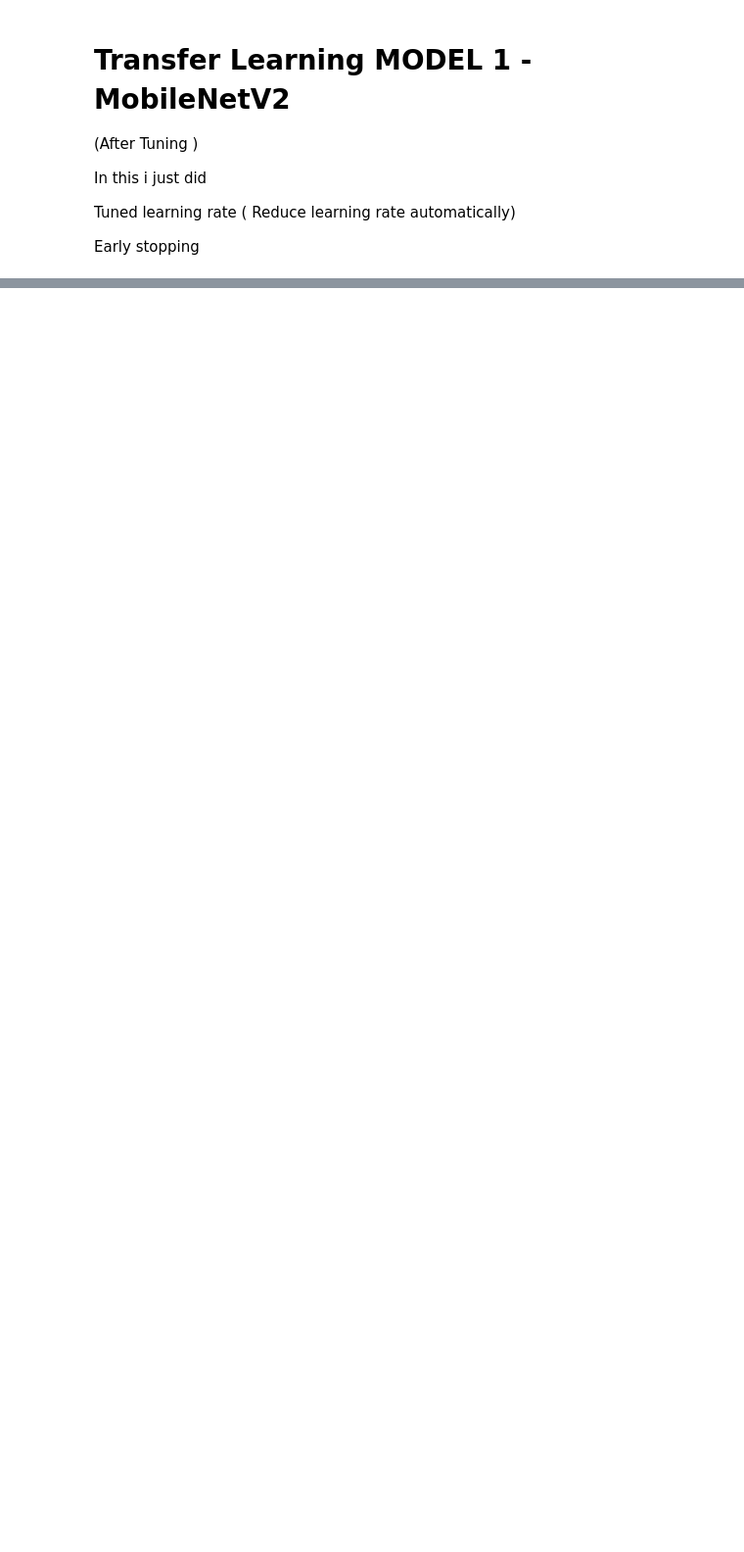
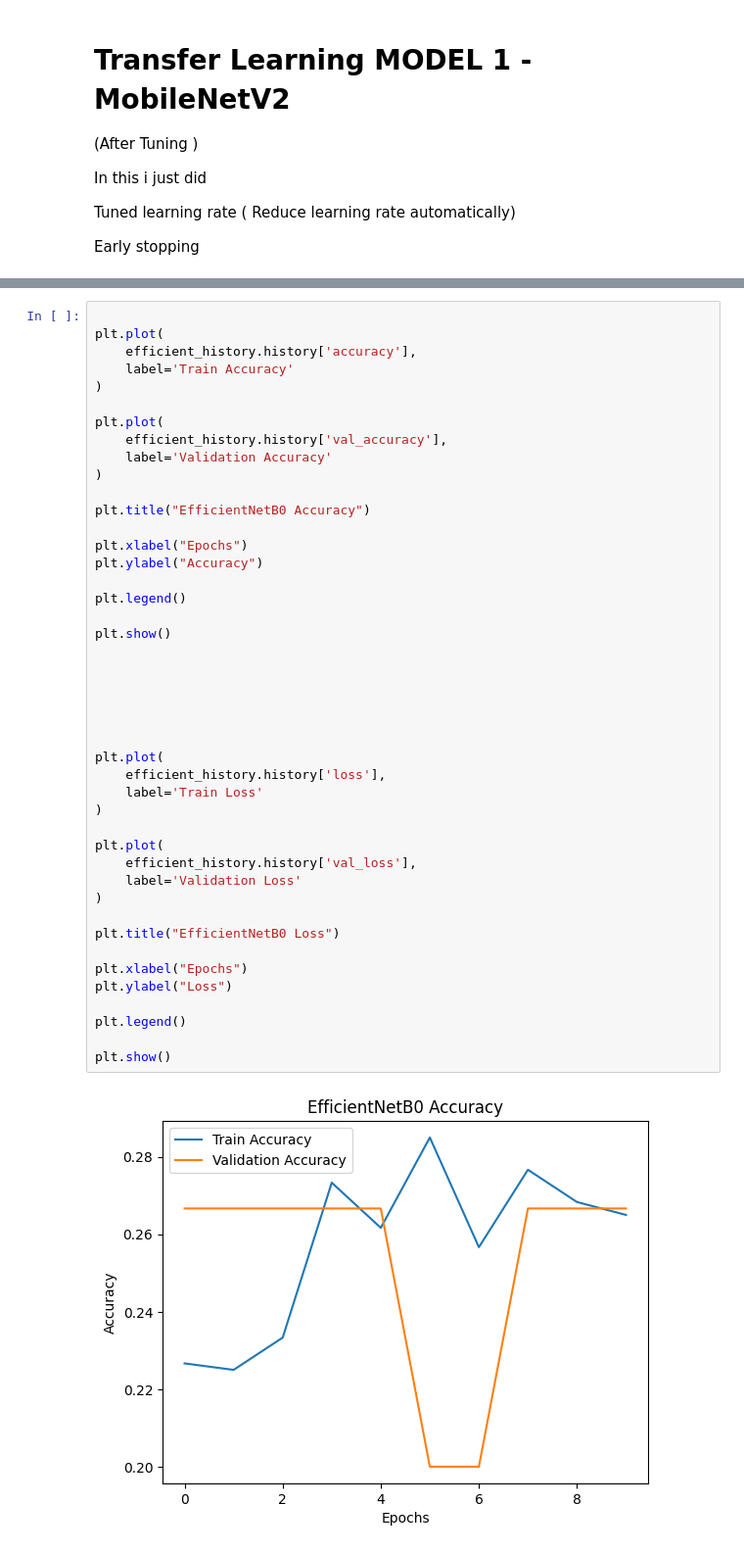
Before and after one commit to Ushachandaka/Comparative-Analysis-of-Deep-Learning-Models-for-Plant-Disease-Detection-using-Leaf-Image-Data, a Jupyter notebook: PlantVillage_small.ipynb, the cells around one changed output, grey strips where cells are left out. Shown at 98% size. Saved outputs shown, nothing was run; the diff lists cells and outputs as text; blank space fills up the shorter version.

```diff
--- a/PlantVillage_small.ipynb
+++ b/PlantVillage_small.ipynb
@@ -337,0 +475,46 @@ plt.show()
+# %%
+
+plt.plot(
+    efficient_history.history['accuracy'],
+    label='Train Accuracy'
+)
+
+plt.plot(
+    efficient_history.history['val_accuracy'],
+    label='Validation Accuracy'
+)
+
+plt.title("EfficientNetB0 Accuracy")
+
+plt.xlabel("Epochs")
+plt.ylabel("Accuracy")
+
+plt.legend()
+
+plt.show()
+
+
+
+
+
+
+plt.plot(
+    efficient_history.history['loss'],
+    label='Train Loss'
+)
+
+plt.plot(
+    efficient_history.history['val_loss'],
+    label='Validation Loss'
+)
+
+plt.title("EfficientNetB0 Loss")
+
+plt.xlabel("Epochs")
+plt.ylabel("Loss")
+
+plt.legend()
+
+plt.show()
+# %% [output]
+[figure, added]
```
Also changed, not shown: parts of 16 cells of this notebook.
